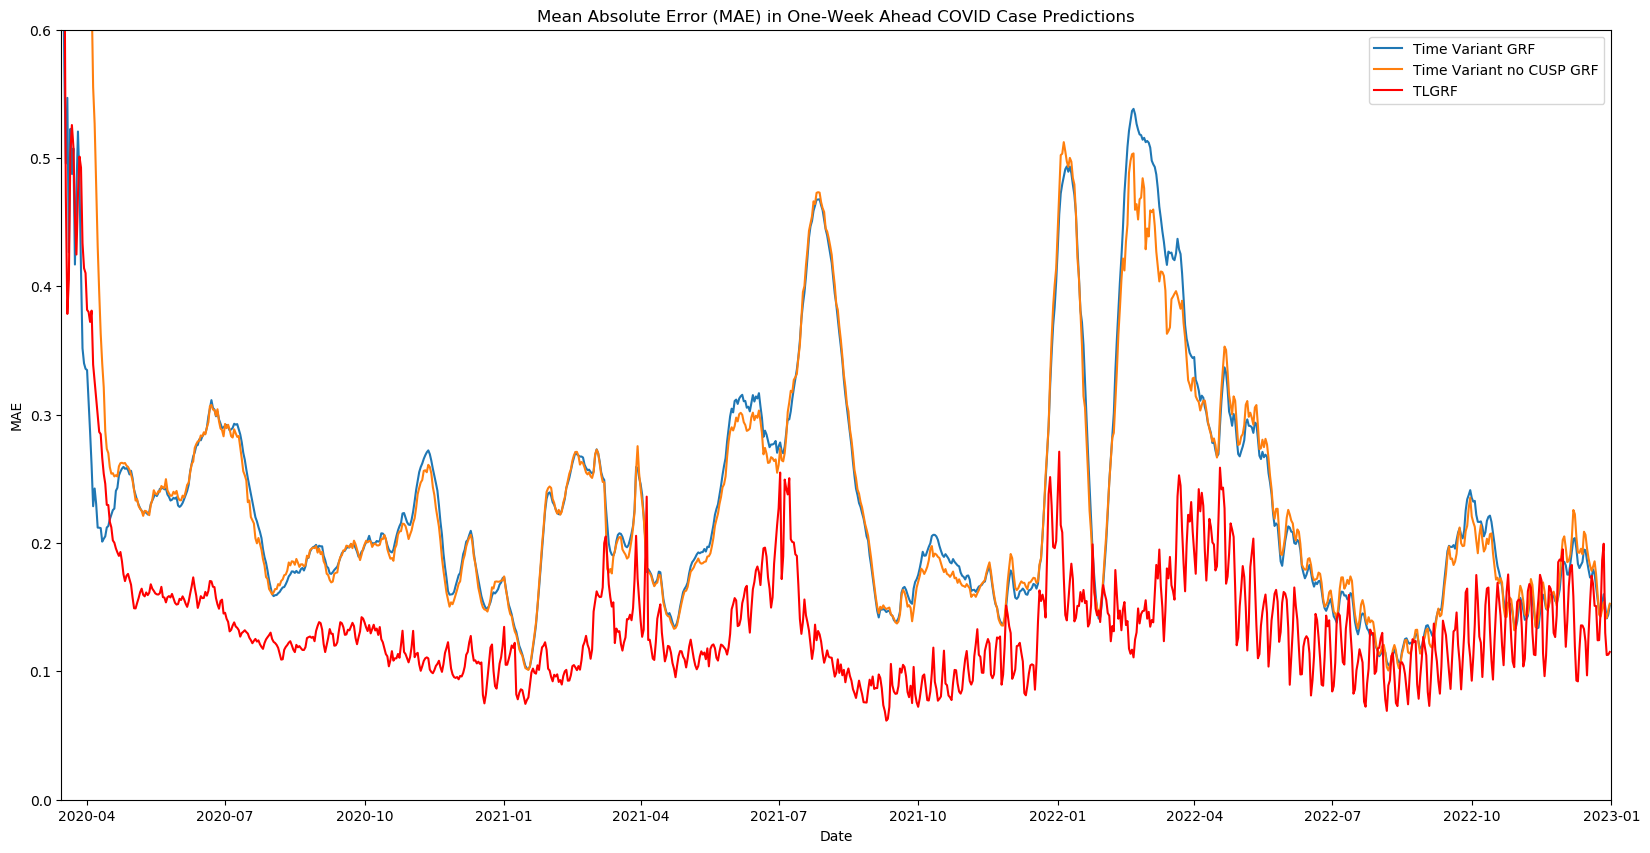
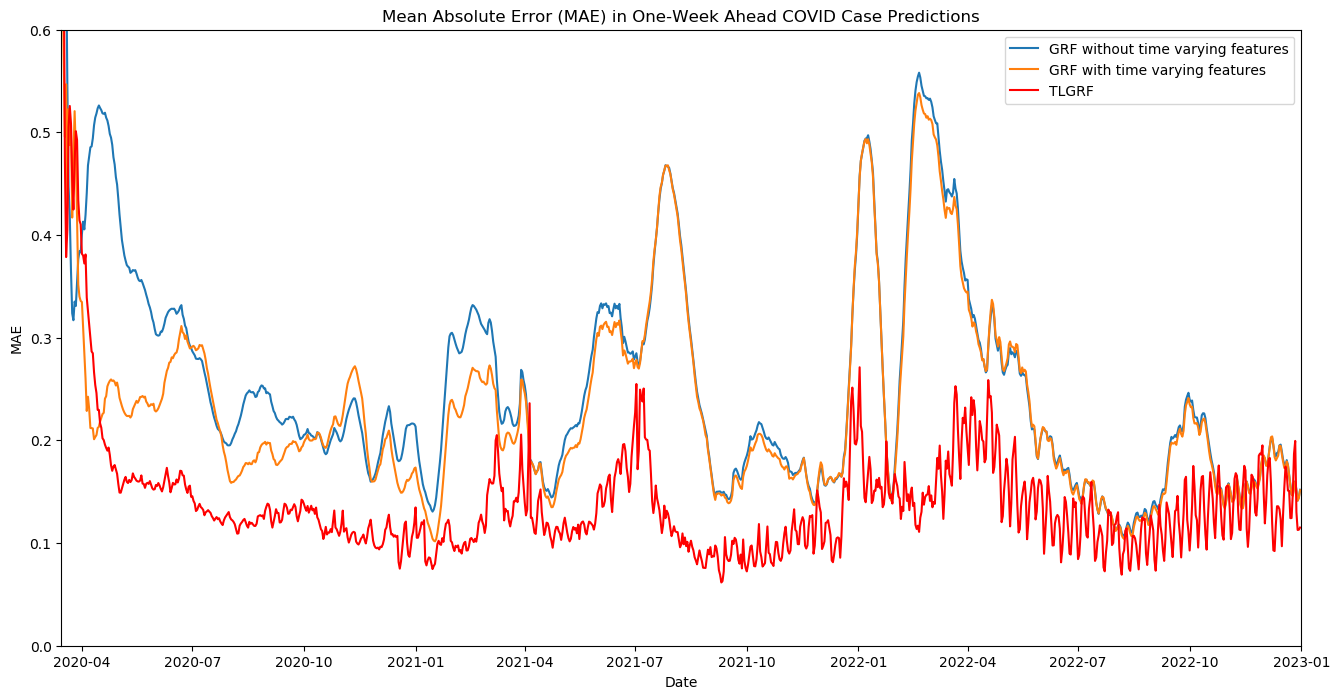
The notebook cell's code change between the first figure and the second:
--- before
+++ after
@@ -1,7 +1,9 @@
-plt.figure(figsize=(20,10))
+plt.figure(figsize=(16,8))
 
-plt.plot(MAE_shifted_W_time_variant_GRF_df, label="Time Variant GRF")
-plt.plot(MAE_time_variant_no_CUSP_GRF_df, label="Time Variant no CUSP GRF")
-plt.plot(MAE_TLGRF, label="TLGRF", color="red")
+plt.plot(MAE_time_invariant_GRF_df, label="GRF without time varying features")
+plt.plot(MAE_shifted_W_time_variant_GRF_df, label="GRF with time varying features")
+#plt.plot(MAE_time_variant_no_CUSP_GRF_df, label="Time Variant GRF")
+
+plt.plot(MAE_TLGRF, label="TLGRF", color="r")
 
 plt.legend()
@@ -11,4 +13,5 @@
 plt.xlim(pd.to_datetime('2020-03-15'), pd.to_datetime('2023-01-01'))
 plt.ylim(0,0.6)
-plt.savefig("GRF_time_variant_CUSP_vs_no_CUSP_vs_TLGRF_mae.png")
+plt.savefig("variant_and_invariant_grf_tlgrf_mae.png")
+
 plt.show()

Commit: Re-plot